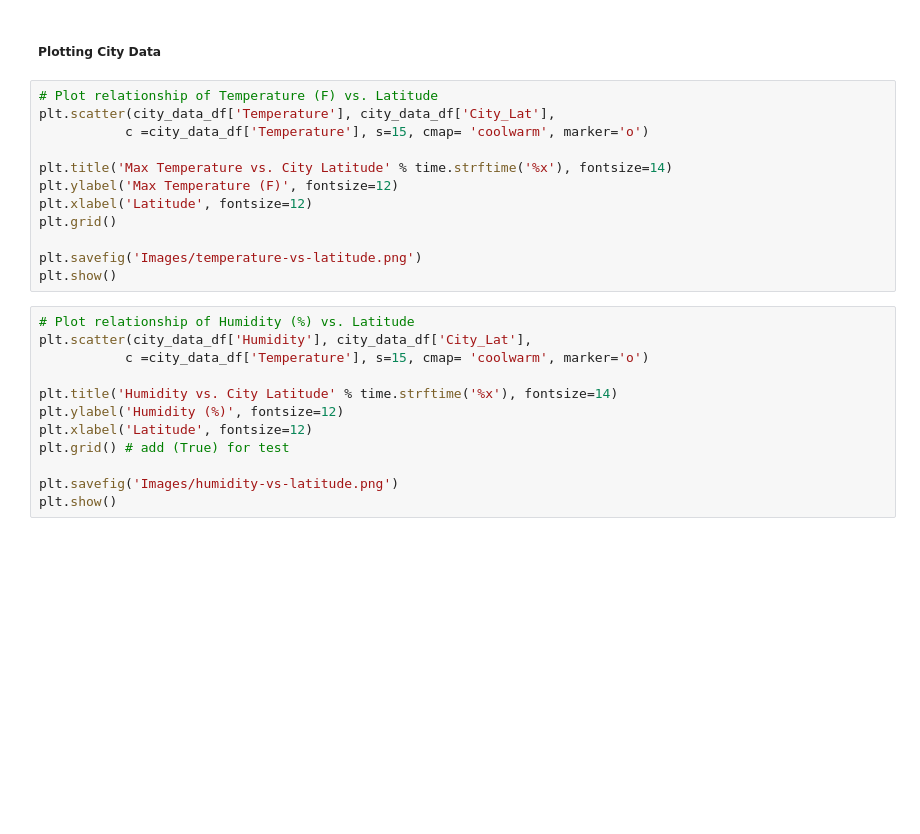
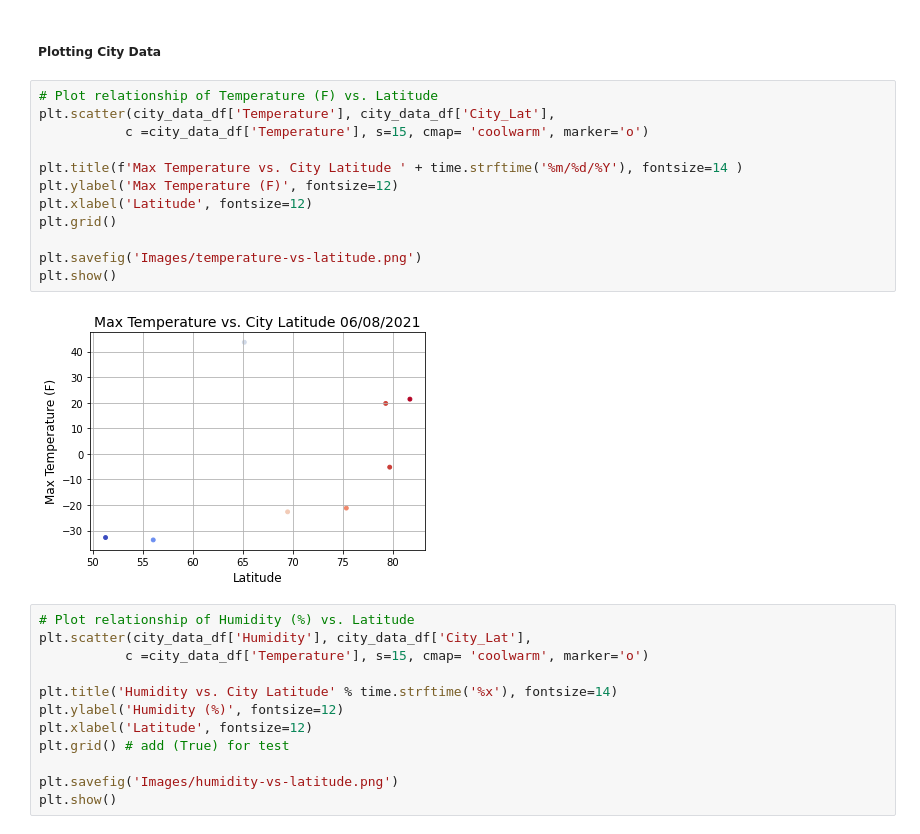
Before and after one commit to speedracer05/python-api-challenge, a Jupyter notebook: WeatherPy/WeatherPy.ipynb, the cells around one changed output. Cells and saved outputs as stored; diff of their text form; blank space fills up the shorter version.

Commit message:
fixed time stamp for pltplot Title

```diff
--- a/WeatherPy/WeatherPy.ipynb
+++ b/WeatherPy/WeatherPy.ipynb
@@ -90,15 +115,17 @@ city_data_df.head()
 # %%
 # Plot relationship of Temperature (F) vs. Latitude
 plt.scatter(city_data_df['Temperature'], city_data_df['City_Lat'],
            c =city_data_df['Temperature'], s=15, cmap= 'coolwarm', marker='o')
 
-plt.title('Max Temperature vs. City Latitude' % time.strftime('%x'), fontsize=14)
+plt.title(f'Max Temperature vs. City Latitude ' + time.strftime('%m/%d/%Y'), fontsize=14 )
 plt.ylabel('Max Temperature (F)', fontsize=12)
 plt.xlabel('Latitude', fontsize=12)
 plt.grid()
 
 plt.savefig('Images/temperature-vs-latitude.png')
 plt.show()
+# %% [output]
+[figure, added]
 # %%
 # Plot relationship of Humidity (%) vs. Latitude
 plt.scatter(city_data_df['Humidity'], city_data_df['City_Lat'],
```
Also changed, not shown: parts of 3 cells of this notebook, 2 other files.
